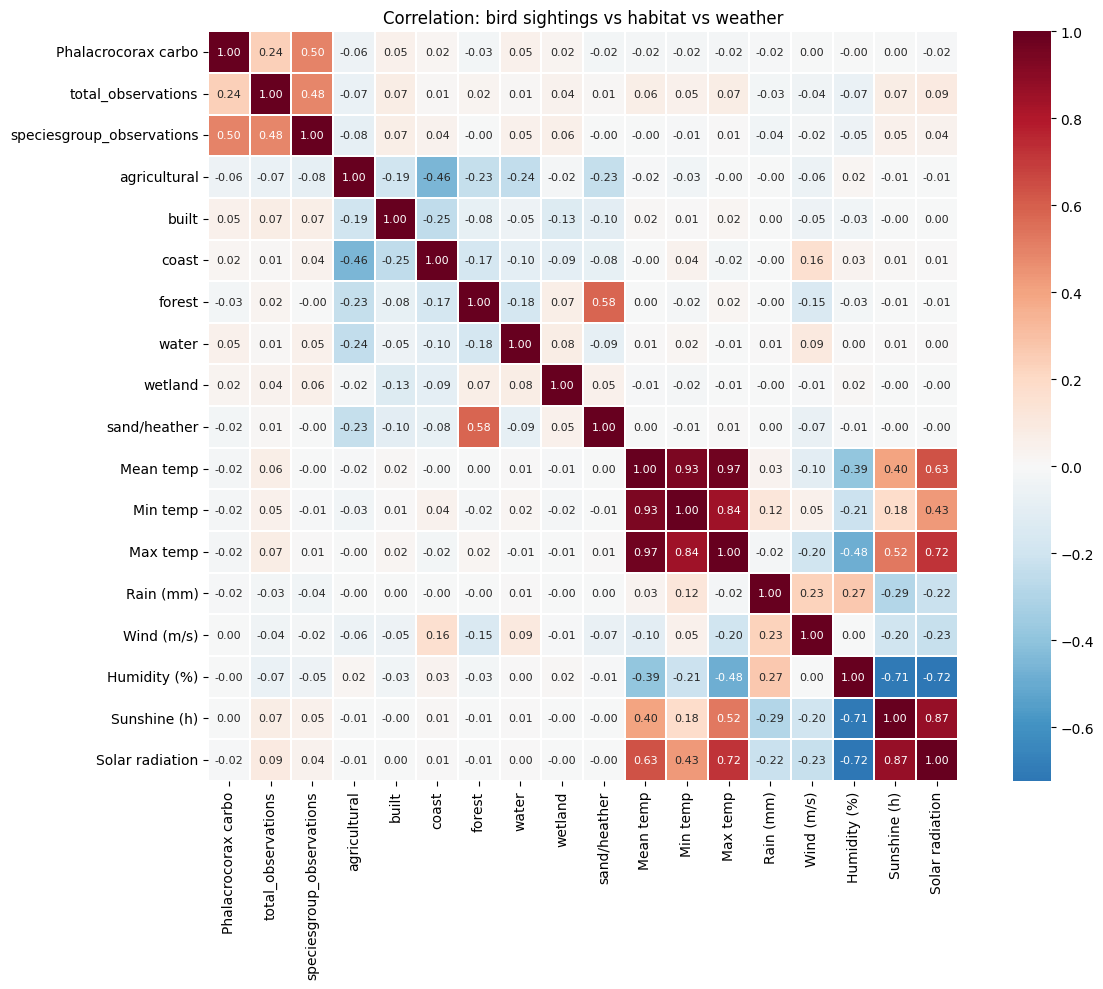
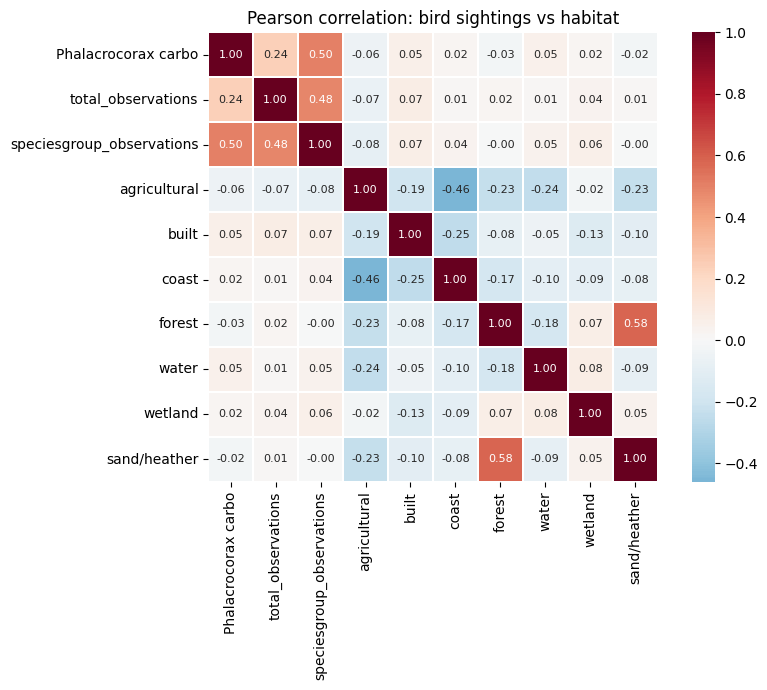
The change to this notebook cell's code, shown as a diff; its figure went from the first image to the second:
--- before
+++ after
@@ -2,9 +2,8 @@
 import seaborn as sns
 
-cols = [
-    "Phalacrocorax carbo", "total_observations", "speciesgroup_observations",
-    "agricultural", "built", "coast", "forest", "water", "wetland", "sand/heather",
-    "TG", "TN", "TX", "RH", "FG", "UG", "SQ", "Q",
-]
+# Split the variables into groups so we get smaller, easier-to-read matrixes
+bird_cols    = ["Phalacrocorax carbo", "total_observations", "speciesgroup_observations"]
+habitat_cols = ["agricultural", "built", "coast", "forest", "water", "wetland", "sand/heather"]
+weather_cols = ["TG", "TN", "TX", "RH", "FG", "UG", "SQ", "Q"]
 
 pretty = {
@@ -18,10 +17,17 @@
     "Q":  "Solar radiation",
 }
-corr = df[cols].corr().rename(index=pretty, columns=pretty)
 
-plt.figure(figsize=(13, 10))
-sns.heatmap(corr, annot=True, fmt=".2f", cmap="RdBu_r", center=0,
-            square=True, linewidths=0.3, annot_kws={"size": 8})
-plt.title("Correlation: bird sightings vs habitat vs weather")
-plt.tight_layout()
-plt.show()
+def plot_corr(cols, title, method="pearson"):
+    corr = df[cols].corr(method=method).rename(index=pretty, columns=pretty)
+    plt.figure(figsize=(9, 7))
+    sns.heatmap(corr, annot=True, fmt=".2f", cmap="RdBu_r", center=0,
+                square=True, linewidths=0.3, annot_kws={"size": 8})
+    plt.title(title)
+    plt.tight_layout()
+    plt.show()
+
+# Matrix 1 - bird sightings vs habitat
+plot_corr(bird_cols + habitat_cols, "Pearson correlation: bird sightings vs habitat")
+
+# Matrix 2 - bird sightings vs weather
+plot_corr(bird_cols + weather_cols, "Pearson correlation: bird sightings vs weather")

Commit: Split heatamps for better readability based on feedback